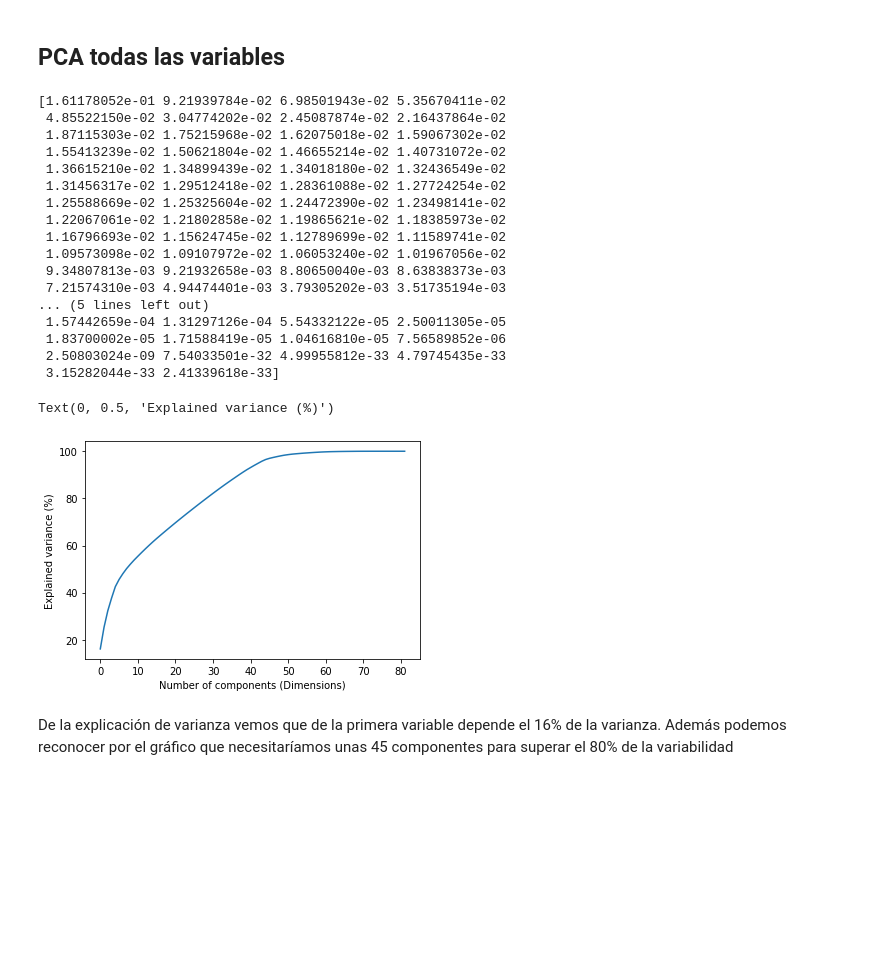
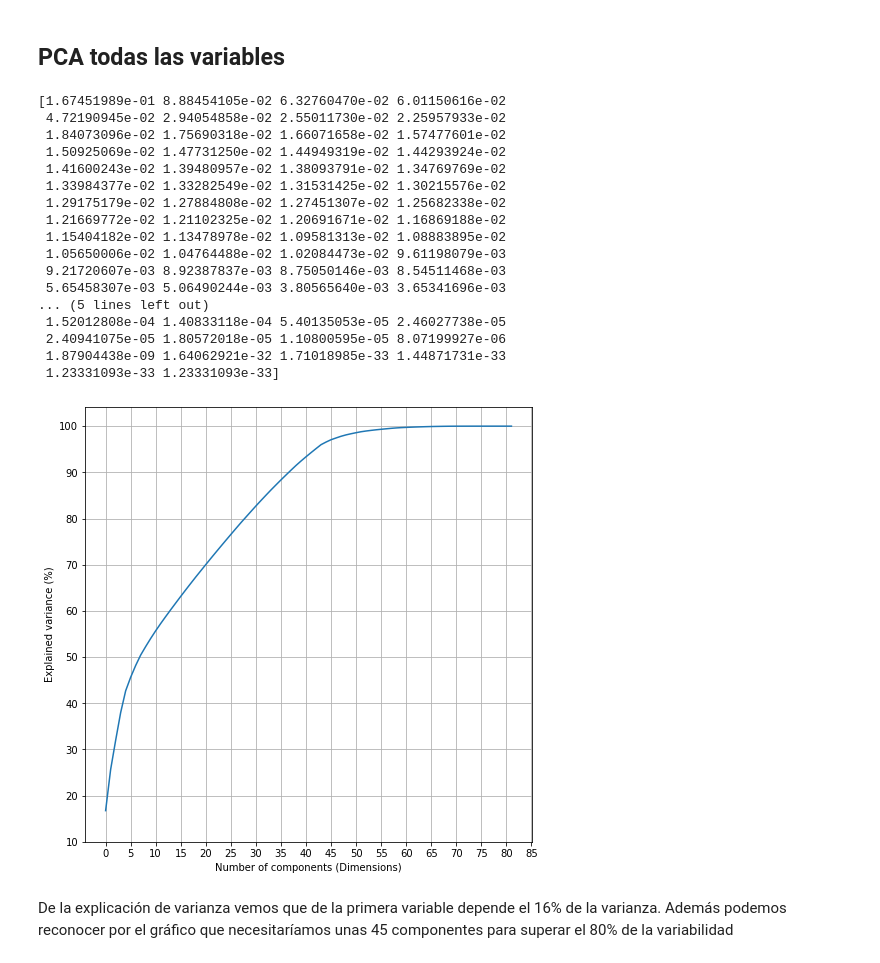
Before and after one commit to llunasanz/data-project-3, a Jupyter notebook: data_cleaning_all_(PARTE_PCA).ipynb, the cells around one changed output. Drawn from its saved outputs; the diff is of its cells as text; code cells hidden in the pictures; blank space fills up the shorter version.

```diff
--- a/data_cleaning_all_(PARTE_PCA).ipynb
+++ b/data_cleaning_all_(PARTE_PCA).ipynb
@@ -355,5 +321,5 @@ df_ts_all
 # %%
-df_all = pd.concat([df_tr_all, df_ts_all], axis=0)
+df_all = df_tr_all
 df_all = df_all.sample(random_state = 73, frac = 1)
 df_all.set_index(["customerid"], inplace=True)
 # df_all.dropna(inplace=True)
@@ -545,31 +507,35 @@ X_test1 = pca1.transform(X_test)
 explained_variance = pca1.explained_variance_ratio_
 print(explained_variance)
 # %% [output]
-[1.61178052e-01 9.21939784e-02 6.98501943e-02 5.35670411e-02
- 4.85522150e-02 3.04774202e-02 2.45087874e-02 2.16437864e-02
- 1.87115303e-02 1.75215968e-02 1.62075018e-02 1.59067302e-02
- 1.55413239e-02 1.50621804e-02 1.46655214e-02 1.40731072e-02
- 1.36615210e-02 1.34899439e-02 1.34018180e-02 1.32436549e-02
- 1.31456317e-02 1.29512418e-02 1.28361088e-02 1.27724254e-02
- 1.25588669e-02 1.25325604e-02 1.24472390e-02 1.23498141e-02
- 1.22067061e-02 1.21802858e-02 1.19865621e-02 1.18385973e-02
- 1.16796693e-02 1.15624745e-02 1.12789699e-02 1.11589741e-02
- 1.09573098e-02 1.09107972e-02 1.06053240e-02 1.01967056e-02
- 9.34807813e-03 9.21932658e-03 8.80650040e-03 8.63838373e-03
- 7.21574310e-03 4.94474401e-03 3.79305202e-03 3.51735194e-03
+[1.67451989e-01 8.88454105e-02 6.32760470e-02 6.01150616e-02
+ 4.72190945e-02 2.94054858e-02 2.55011730e-02 2.25957933e-02
+ 1.84073096e-02 1.75690318e-02 1.66071658e-02 1.57477601e-02
+ 1.50925069e-02 1.47731250e-02 1.44949319e-02 1.44293924e-02
+ 1.41600243e-02 1.39480957e-02 1.38093791e-02 1.34769769e-02
+ 1.33984377e-02 1.33282549e-02 1.31531425e-02 1.30215576e-02
+ 1.29175179e-02 1.27884808e-02 1.27451307e-02 1.25682338e-02
+ 1.21669772e-02 1.21102325e-02 1.20691671e-02 1.16869188e-02
+ 1.15404182e-02 1.13478978e-02 1.09581313e-02 1.08883895e-02
+ 1.05650006e-02 1.04764488e-02 1.02084473e-02 9.61198079e-03
+ 9.21720607e-03 8.92387837e-03 8.75050146e-03 8.54511468e-03
+ 5.65458307e-03 5.06490244e-03 3.80565640e-03 3.65341696e-03
 ... (5 lines left out)
- 1.57442659e-04 1.31297126e-04 5.54332122e-05 2.50011305e-05
- 1.83700002e-05 1.71588419e-05 1.04616810e-05 7.56589852e-06
- 2.50803024e-09 7.54033501e-32 4.99955812e-33 4.79745435e-33
- 3.15282044e-33 2.41339618e-33]
+ 1.52012808e-04 1.40833118e-04 5.40135053e-05 2.46027738e-05
+ 2.40941075e-05 1.80572018e-05 1.10800595e-05 8.07199927e-06
+ 1.87904438e-09 1.64062921e-32 1.71018985e-33 1.44871731e-33
+ 1.23331093e-33 1.23331093e-33]
 # %%
 # Pintamos el gráfico que nos permite ver el % de varianza dependiendo del número de componentes que usemos
+fig = plt.figure(figsize = (8,8))
+ax = fig.add_subplot(1,1,1)
 plt.plot(np.cumsum(pca1.explained_variance_ratio_ * 100))
 plt.xlabel("Number of components (Dimensions)")
 plt.ylabel("Explained variance (%)")
+plt.xticks(range(0, 90, 5))
+plt.yticks(range(10, 110, 10))
+ax.grid()
 # %% [output]
-Text(0, 0.5, 'Explained variance (%)')
-[figure, old version]
+[figure, new version]
 # %% [markdown]
 De la explicación de varianza vemos que de la primera variable depende el 16% de la varianza. Además podemos reconocer por el gráfico que necesitaríamos unas 45 componentes para superar el 80% de la variabilidad
 # %%
```
Also changed, not shown: parts of 51 cells of this notebook.
